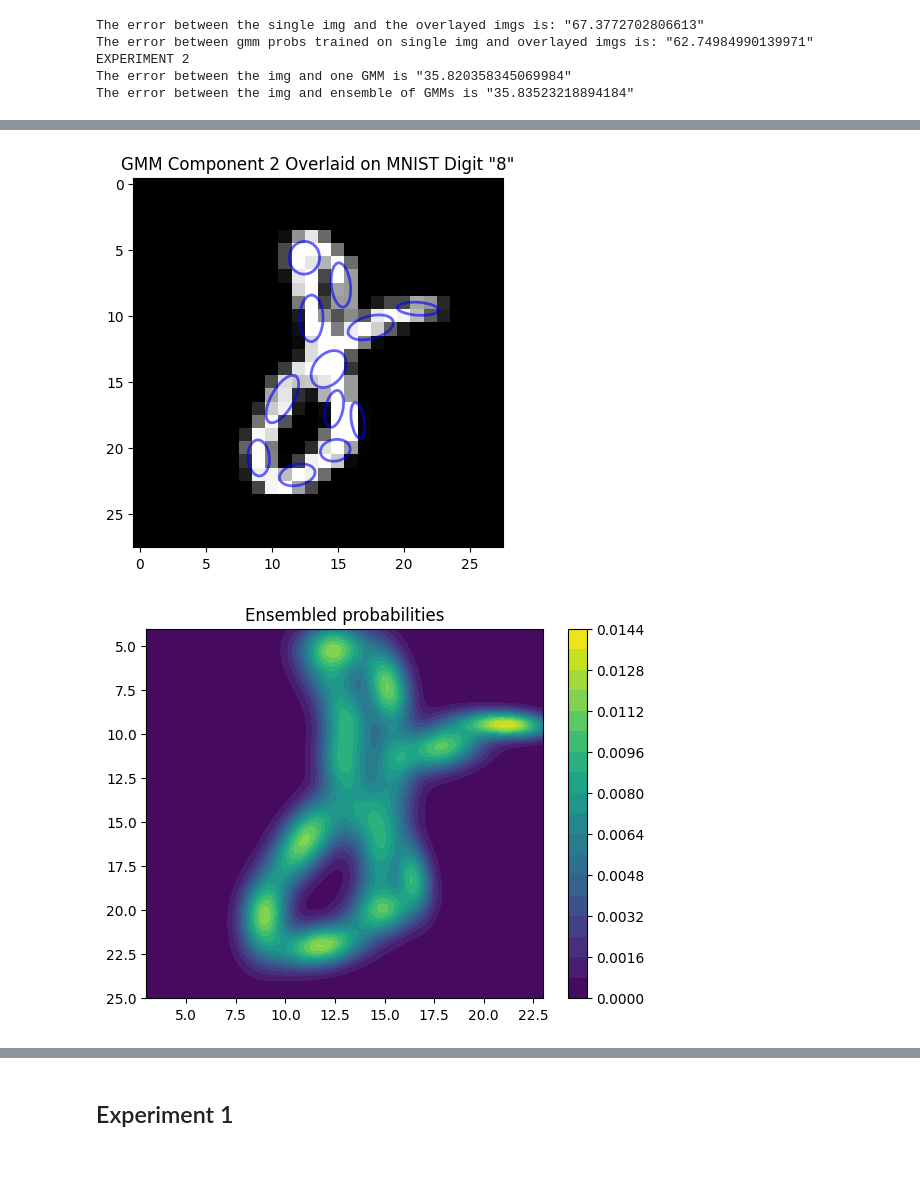
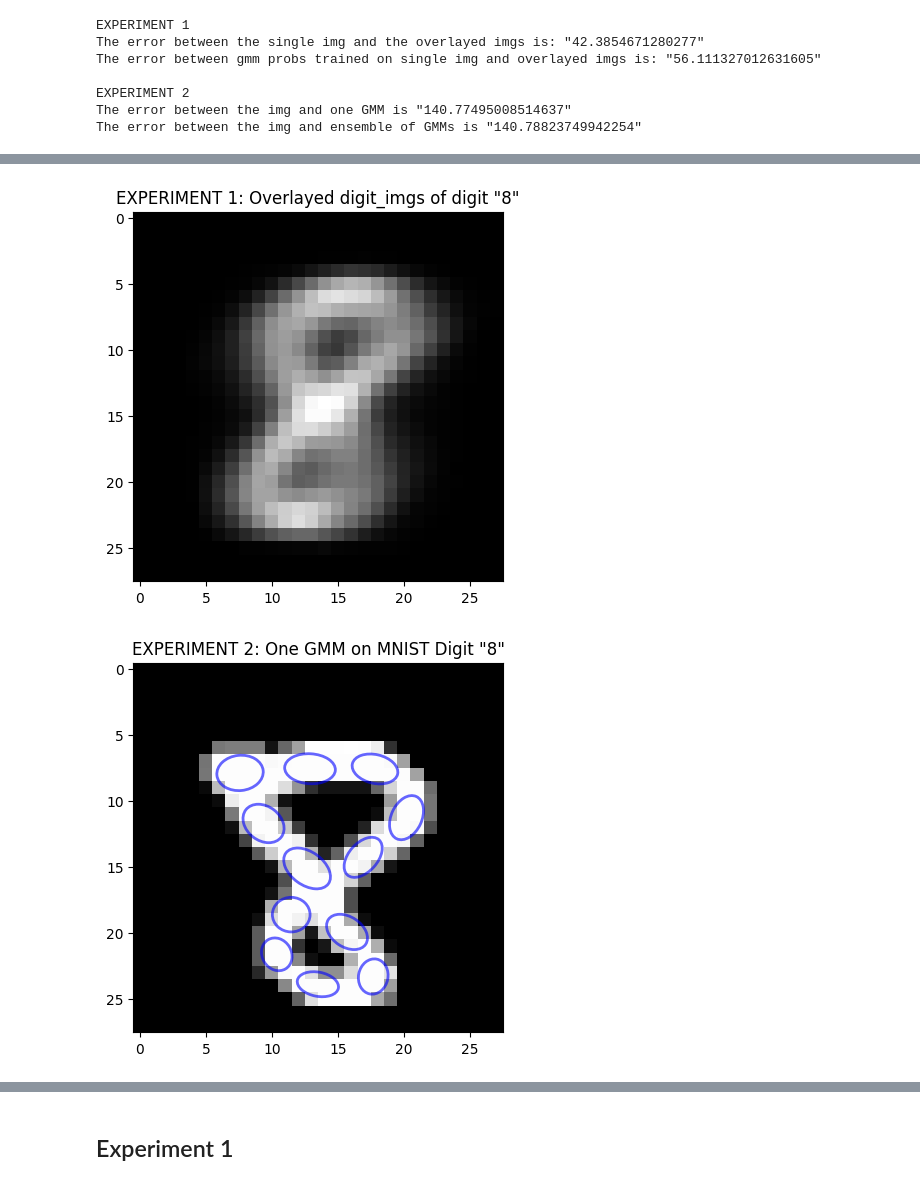
Before and after one commit to DaSebb/gmm_project, a Jupyter notebook: src/gmm_notebook.ipynb, the cells around one changed output, grey strips where cells are left out. Drawn from its saved outputs; the diff is of its cells as text; code cells hidden in the pictures.

```diff
--- a/src/gmm_notebook.ipynb
+++ b/src/gmm_notebook.ipynb
@@ -7,6 +7,7 @@ from tensorflow.keras.datasets import mnist
 from matplotlib.patches import Ellipse
 
 # creates XY_table out of img and only takes koordinates where the pixle value is bigger than 0
+# the table consists of [x, y] where x is the column in the img array and y is the row in the img array (when seen in data viewer)
 def create_XY_table(img):
     result = []
     for i in range(28):
@@ -78,6 +79,7 @@ def convert_pixel_to_probabilities(digit_img):
             result[i][j] = digit_img[i][j]/255
     return result
 
+### IMPORTANT XY_table must be from img
 def compare_error_of_GMM_and_IMG(fitted_gmms, xy_table, img):
     img_with_probs = convert_pixel_to_probabilities(img)
     log_likelihoods = np.array([gmm.score_samples(xy_table) for gmm in fitted_gmms])
@@ -88,7 +90,8 @@ def compare_error_of_GMM_and_IMG(fitted_gmms, xy_table, img):
     if len(xy_table) != len(predictions):
         raise ValueError(f"xy_table has to have the same length as the predictions array")
     for coord, prediction in zip(xy_table, predictions):
-        total_error += (img_with_probs[coord[0]][coord[1]] - prediction)**2
+        #test = img_with_probs[coord[0]][coord[1]]
+        total_error += (img_with_probs[coord[1]][coord[0]] - prediction)**2
     return total_error
 
 def compare_error_of_IMG_and_IMG(img1, img2):
@@ -106,26 +109,25 @@ def compare_error_of_IMG_and_IMG(img1, img2):
 
 digit = 8
 X_digit = X_train[Y_train == digit]
-
-X_digit_img = X_digit[28]
-
-table_of_multiple_imgs = create_XY_table_for_imgs(X_digit[:400])
+X_digit_img = X_digit[78]
 
 ### Experiment 1
 overlayed_digits = overlay_mnistdigits(X_digit[:400])
 error_between_img_and_img = compare_error_of_IMG_and_IMG(overlayed_digits, X_digit_img)
 
 XY_table = create_XY_table(X_digit_img)
-gmm = GaussianMixture(n_components=13, covariance_type='full')
-gmm.fit(XY_table)
+gmm_01 = GaussianMixture(n_components=12, covariance_type='full')
+gmm_01.fit(XY_table)
 
-error_between_img_and_gmm = compare_error_of_GMM_and_IMG([gmm], XY_table, X_digit_img)
+error_between_img_and_gmm = compare_error_of_GMM_and_IMG([gmm_01], XY_table, X_digit_img)
 
+print("EXPERIMENT 1")
 print(f'The error between the single img and the overlayed imgs is: "{error_between_img_and_img}"')
 print(f'The error between gmm probs trained on single img and overlayed imgs is: "{error_between_img_and_gmm}"')
+print()
 
 ### Experiment 2
-digit_img_2 = X_digit[27]
+digit_img_2 = X_digit[340]
 XY_table_2 = create_XY_table(digit_img_2)
 
 gmm2 = GaussianMixture(n_components=12, covariance_type='full')
@@ -133,8 +135,8 @@ gmm2.fit(XY_table_2)
 
 gmm_array = [GaussianMixture(n_components=12, covariance_type='full') for _ in range(5)]
 
-for gmm in gmm_array:
-    gmm.fit(XY_table_2)
+for one_gmm in gmm_array:
+    one_gmm.fit(XY_table_2)
 
 err_img_gmm = compare_error_of_GMM_and_IMG([gmm2], XY_table_2, digit_img_2)
 err_img_gmm_2 = compare_error_of_GMM_and_IMG(gmm_array, XY_table_2, digit_img_2)
@@ -142,41 +144,34 @@ err_img_gmm_2 = compare_error_of_GMM_and_IMG(gmm_array, XY_table_2, digit_img_2)
 print("EXPERIMENT 2")
 print(f'The error between the img and one GMM is "{err_img_gmm}"')
 print(f'The error between the img and ensemble of GMMs is "{err_img_gmm_2}"')
-
-### Rest
-
-gmm3 = GaussianMixture(n_components=12, covariance_type='full')
-gmm3.fit(table_of_multiple_imgs)
+print()
 
 fig, ax = plt.subplots()
 fig2, ax2 = plt.subplots()
 fig3, ax3 = plt.subplots()
 fig4, ax4 = plt.subplots()
-fig5, ax5 = plt.subplots()
 
-plot_gmm(gmm, ax)
-plot_gmm(gmm2, ax2)
-#ax.scatter(XY_table[:, 0], XY_table[:, 1], s=40, marker='H', edgecolor='k', c='r')
-test = sub_plot_gmm_probabilities_in_subplot(fig3, ax3, XY_table, [gmm, gmm2])
-sub_plot_gmm_probabilities_in_subplot(fig5, ax5, table_of_multiple_imgs, [gmm3])
+plot_gmm(gmm_01, ax)
+plot_gmm(gmm2, ax3)
 
-ax.imshow(digit_img_2, cmap='gray')
-ax.set_title(f'GMM Component 1 Overlaid on MNIST Digit "{digit}"')
+ax.imshow(X_digit_img, cmap='gray')
+ax.set_title(f'EXPERIMENT 1: One GMM on MNIST Digit "{digit}"')
 
-ax2.imshow(digit_img_2, cmap='gray')
-ax2.set_title(f'GMM Component 2 Overlaid on MNIST Digit "{digit}"')
+ax2.imshow(overlayed_digits, cmap='gray')
+ax2.set_title(f'EXPERIMENT 1: Overlayed digit_imgs of digit "{digit}"')
 
-ax4.imshow(overlayed_digits, cmap='gray')
-ax4.set_title(f'Overlayed digit_imgs of digit "{digit}"')
+ax3.imshow(digit_img_2, cmap='gray')
+ax3.set_title(f'EXPERIMENT 2: One GMM on MNIST Digit "{digit}"')
 
-ax3.set_title('Ensembled probabilities')
-
-ax5.set_title('Probabilities of one Gmm on Table of overlayed Imgs')
+ax4.set_title(f'EXPERIMENT 2: Probabilities of Ensemble GMM trained on MNIST Digit "{digit}')
+sub_plot_gmm_probabilities_in_subplot(fig4, ax4, XY_table_2, gmm_array)
 
 plt.show()
 # %% [output]
-The error between the single img and the overlayed imgs is: "67.3772702806613"
-The error between gmm probs trained on single img and overlayed imgs is: "62.74984990139971"
+EXPERIMENT 1
+The error between the single img and the overlayed imgs is: "42.3854671280277"
+The error between gmm probs trained on single img and overlayed imgs is: "56.111327012631605"
+
 EXPERIMENT 2
-The error between the img and one GMM is "35.820358345069984"
-The error between the img and ensemble of GMMs is "35.83523218894184"
+The error between the img and one GMM is "140.77495008514637"
+The error between the img and ensemble of GMMs is "140.78823749942254"
@@ -184,2 +179,2 @@ The error between the img and ensemble of GMMs is "35.83523218894184"
-[figure, old version]
+[figure, new version]
-[figure, old version]
+[figure, new version]
```
Also changed, not shown: parts of 1 cell of this notebook.
